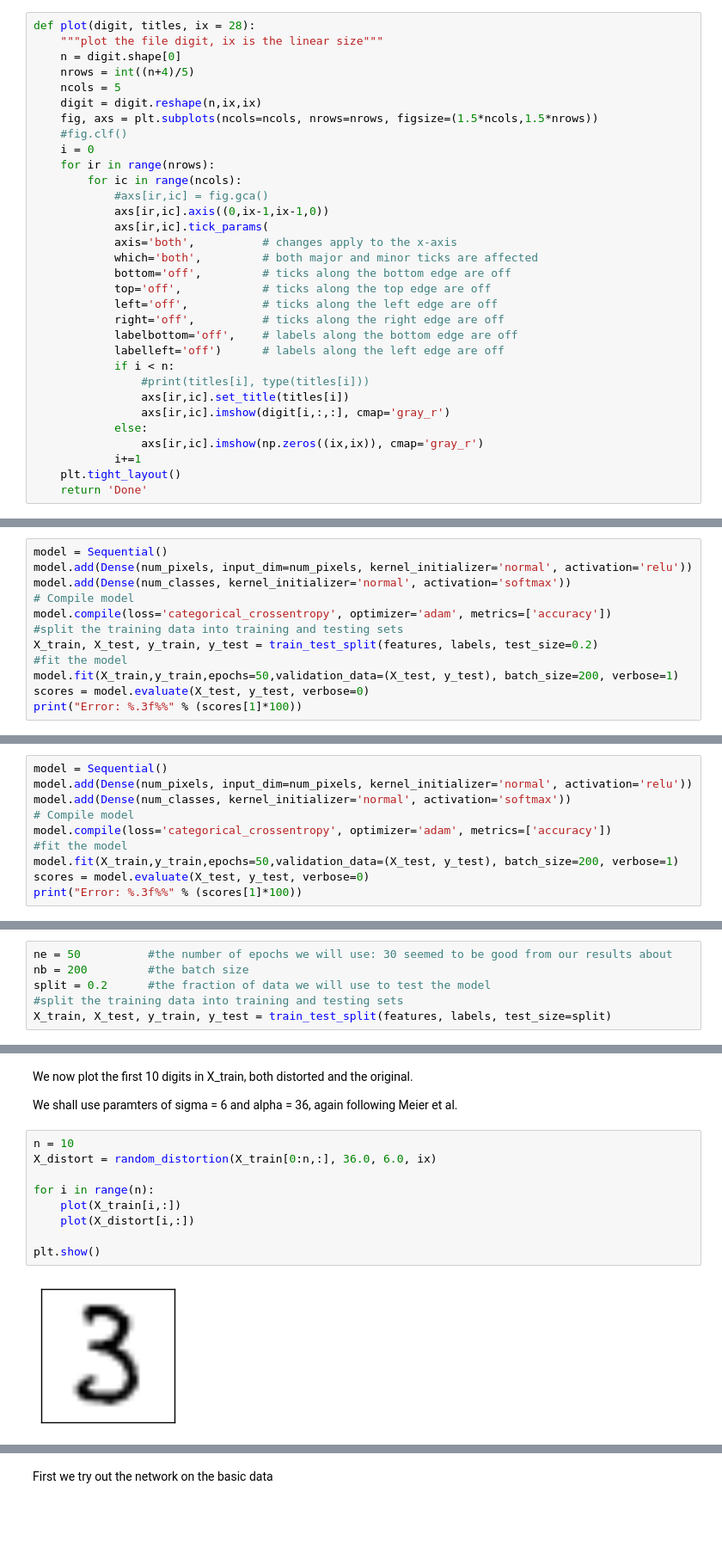
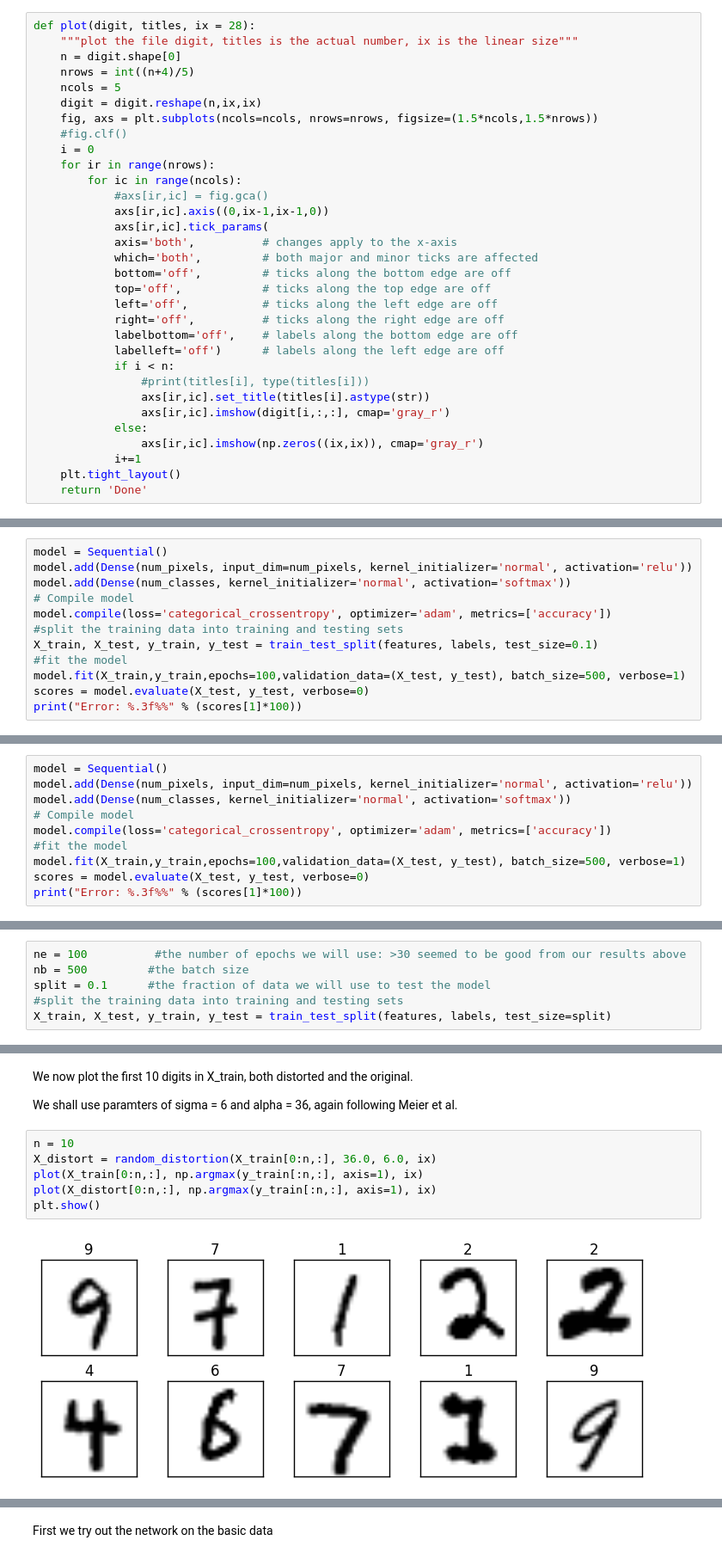
Before and after one commit to mrdennison13/Digit_recognizer, a Jupyter notebook: digit.ipynb, the cells around one changed output, grey strips where cells are left out. Shown at 86% size. Cells and saved outputs as stored; diff of their text form; blank space fills up the shorter version.

```diff
--- a/digit.ipynb
+++ b/digit.ipynb
@@ -137,6 +149,6 @@ We will write a function that can plot the digits
 # %%
 def plot(digit, titles, ix = 28):
-    """plot the file digit, ix is the linear size"""
+    """plot the file digit, titles is the actual number, ix is the linear size"""
     n = digit.shape[0]
     nrows = int((n+4)/5)
     ncols = 5
@@ -159,7 +171,7 @@ def plot(digit, titles, ix = 28):
             labelleft='off')      # labels along the left edge are off
             if i < n:
                 #print(titles[i], type(titles[i]))
-                axs[ir,ic].set_title(titles[i])
+                axs[ir,ic].set_title(titles[i].astype(str))
                 axs[ir,ic].imshow(digit[i,:,:], cmap='gray_r')
             else:
                 axs[ir,ic].imshow(np.zeros((ix,ix)), cmap='gray_r')
@@ -203,9 +219,9 @@ model.add(Dense(num_classes, kernel_initializer='normal', activation='softmax'))
 # Compile model
 model.compile(loss='categorical_crossentropy', optimizer='adam', metrics=['accuracy'])
 #split the training data into training and testing sets
-X_train, X_test, y_train, y_test = train_test_split(features, labels, test_size=0.2)
+X_train, X_test, y_train, y_test = train_test_split(features, labels, test_size=0.1)
 #fit the model
-model.fit(X_train,y_train,epochs=50,validation_data=(X_test, y_test), batch_size=200, verbose=1)
+model.fit(X_train,y_train,epochs=100,validation_data=(X_test, y_test), batch_size=500, verbose=1)
 scores = model.evaluate(X_test, y_test, verbose=0)
 print("Error: %.3f%%" % (scores[1]*100))
 # %% [output]
@@ -237,7 +253,7 @@ model.add(Dense(num_classes, kernel_initializer='normal', activation='softmax'))
 # Compile model
 model.compile(loss='categorical_crossentropy', optimizer='adam', metrics=['accuracy'])
 #fit the model
-model.fit(X_train,y_train,epochs=50,validation_data=(X_test, y_test), batch_size=200, verbose=1)
+model.fit(X_train,y_train,epochs=100,validation_data=(X_test, y_test), batch_size=500, verbose=1)
 scores = model.evaluate(X_test, y_test, verbose=0)
 print("Error: %.3f%%" % (scores[1]*100))
 # %% [output]
@@ -267,9 +283,9 @@ Since the accuracy changes each time we fit to the data, it follows that the num
 
 We will use the same test-train split here to be consistent (and so we can use these scoring systems above). We will shuffle them before each "fit", so that the neural networks see the data in a different order each time.
 # %%
-ne = 50          #the number of epochs we will use: 30 seemed to be good from our results about
-nb = 200         #the batch size
-split = 0.2      #the fraction of data we will use to test the model
+ne = 100          #the number of epochs we will use: >30 seemed to be good from our results above
+nb = 500         #the batch size
+split = 0.1      #the fraction of data we will use to test the model
 #split the training data into training and testing sets
 X_train, X_test, y_train, y_test = train_test_split(features, labels, test_size=split)
 # %%
@@ -611,11 +627,8 @@ We shall use paramters of sigma = 6 and alpha = 36, again following Meier et al.
 # %%
 n = 10
 X_distort = random_distortion(X_train[0:n,:], 36.0, 6.0, ix)
-
-for i in range(n):
-    plot(X_train[i,:])
-    plot(X_distort[i,:])
-
+plot(X_train[0:n,:], np.argmax(y_train[:n,:], axis=1), ix)
+plot(X_distort[0:n,:], np.argmax(y_train[:n,:], axis=1), ix)
 plt.show()
 # %% [output]
-[figure, old version]
+[figure, new version]
```
Also changed, not shown: parts of 34 cells of this notebook.
